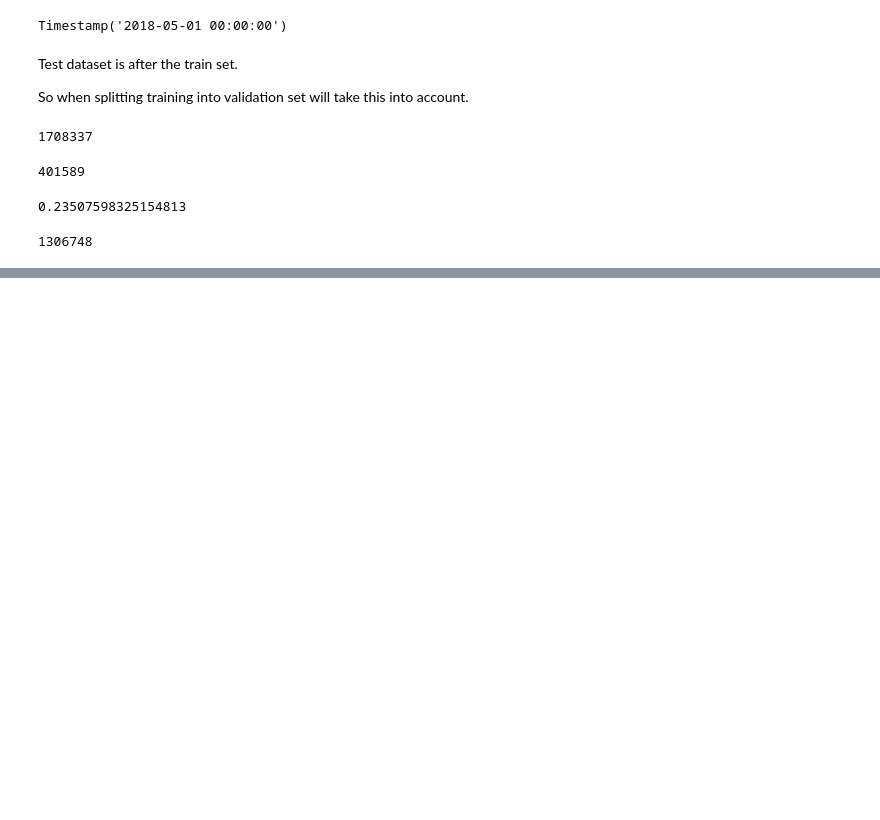
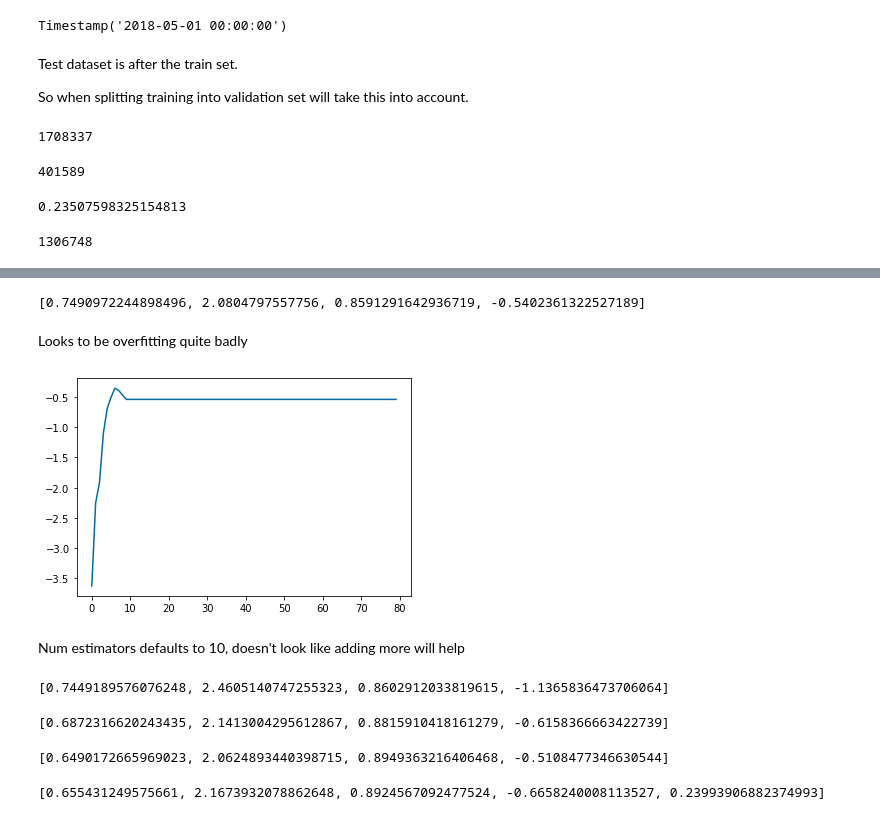
Before and after one commit to gpmurphy7/ML_Tutorials, a Jupyter notebook: GStoreRevenue/gstore_revenue_v2.ipynb, the cells around one changed output, grey strips where cells are left out. Cells and saved outputs as stored; diff of their text form; code cells hidden in the pictures; blank space fills up the shorter version.

Commit message:
first pass at a random forest and feature importance

```diff
--- a/GStoreRevenue/gstore_revenue_v2.ipynb
+++ b/GStoreRevenue/gstore_revenue_v2.ipynb
@@ -201,0 +220,15 @@ valid_set = train_df[split_index:]
+# %%
+train_sample = train_set.sample(frac = 0.1, random_state = 2).drop(['date', 'fullVisitorId','totals.totalTransactionRevenue', 'spender'], axis = 1)
+train_ids = train_set.sample(frac = 0.1, random_state = 2)['fullVisitorId']
+
+valid_sample = valid_set.sample(frac = 0.1, random_state = 2).drop(['date','fullVisitorId','totals.totalTransactionRevenue' ,'spender'], axis = 1)
+valid_ids = valid_set.sample(frac = 0.1, random_state = 2)['fullVisitorId']
+
+x_train = train_sample.drop('totals.transactionRevenue', axis = 1 )
+y_train = train_sample['totals.transactionRevenue'].values
+
+x_valid = valid_sample.drop('totals.transactionRevenue', axis = 1 )
+y_valid = valid_sample['totals.transactionRevenue'].values
+# %%
+m = RandomForestRegressor()
+m.fit(x_train, y_train)
@@ -201,0 +256,38 @@ valid_set = train_df[split_index:]
+# %%
+print_score(m)
+# %% [output]
+[0.7490972244898496, 2.0804797557756, 0.8591291642936719, -0.5402361322527189]
+# %% [markdown]
+Looks to be overfitting quite badly
+# %%
+preds = np.stack([t.predict(x_valid) for t in m.estimators_])
+# %%
+plt.plot([r2_score(y_valid, np.mean(preds[:i+1], axis=0)) for i in range(80)]);
+# %% [output]
+[figure, added]
+# %% [markdown]
+Num estimators defaults to 10, doesn't look like adding more will help
+# %%
+m = RandomForestRegressor(n_estimators=10)
+m.fit(x_train, y_train)
+print_score(m)
+# %% [output]
+[0.7449189576076248, 2.4605140747255323, 0.8602912033819615, -1.1365836473706064]
+# %%
+m = RandomForestRegressor(n_estimators=20)
+m.fit(x_train, y_train)
+print_score(m)
+# %% [output]
+[0.6872316620243435, 2.1413004295612867, 0.8815910418161279, -0.6158366663422739]
+# %%
+m = RandomForestRegressor(n_estimators=40)
+m.fit(x_train, y_train)
+print_score(m)
+# %% [output]
+[0.6490172665969023, 2.0624893440398715, 0.8949363216406468, -0.5108477346630544]
+# %%
+m = RandomForestRegressor(n_estimators=40, oob_score=True)
+m.fit(x_train, y_train)
+print_score(m)
+# %% [output]
+[0.655431249575661, 2.1673932078862648, 0.8924567092477524, -0.6658240008113527, 0.23993906882374993]
```
Also changed, not shown: parts of 35 cells of this notebook, 1 other file.
